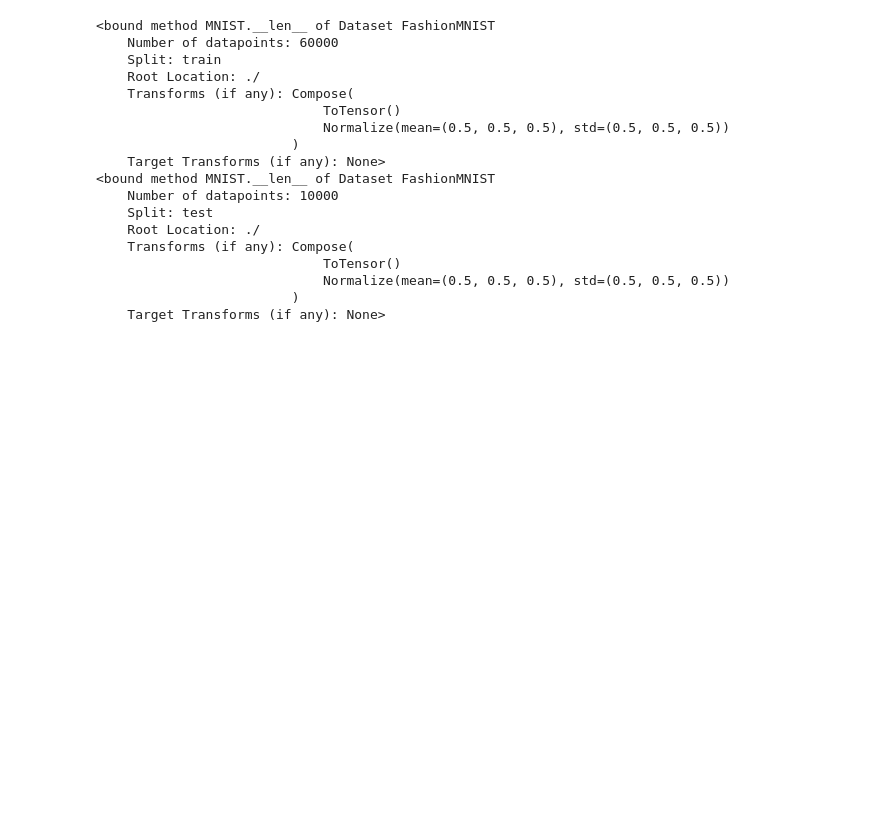
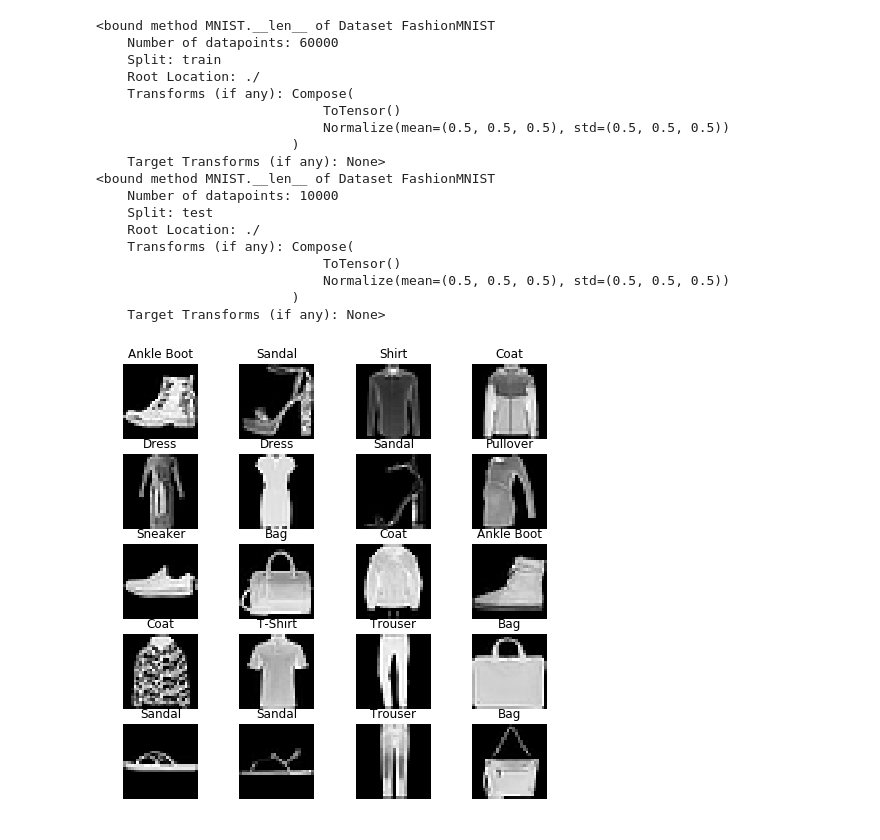
Before and after one commit to LabutinIgor/deep-learning-2018, a Jupyter notebook: homework/task_2.ipynb, the cells around one changed output. Drawn from its saved outputs; the diff is of its cells as text; code cells hidden in the pictures; blank space fills up the shorter version.

```diff
--- a/homework/task_2.ipynb
+++ b/homework/task_2.ipynb
@@ -74,6 +71,22 @@ test_loader = torch.utils.data.DataLoader(test_set, batch_size=BATCH_SIZE)
                              Normalize(mean=(0.5, 0.5, 0.5), std=(0.5, 0.5, 0.5))
                          )
     Target Transforms (if any): None>
+# %%
+labels_map = {0 : 'T-Shirt', 1 : 'Trouser', 2 : 'Pullover', 3 : 'Dress', 4 : 'Coat', 5 : 'Sandal', 6 : 'Shirt',
+              7 : 'Sneaker', 8 : 'Bag', 9 : 'Ankle Boot'};
+fig = plt.figure(figsize=(8,8));
+columns = 4;
+rows = 5;
+for i in range(1, columns * rows + 1):
+    img_xy = np.random.randint(len(train_set));
+    img = train_set[img_xy][0][0, :, :]
+    fig.add_subplot(rows, columns, i)
+    plt.title(labels_map[train_set[img_xy][1].item()])
+    plt.axis('off')
+    plt.imshow(img, cmap='gray')
+plt.show()
+# %% [output]
+[figure, added]
 # %%
 def visualize(acc):
     plt.clf()
```
Also changed, not shown: parts of 4 cells of this notebook.
